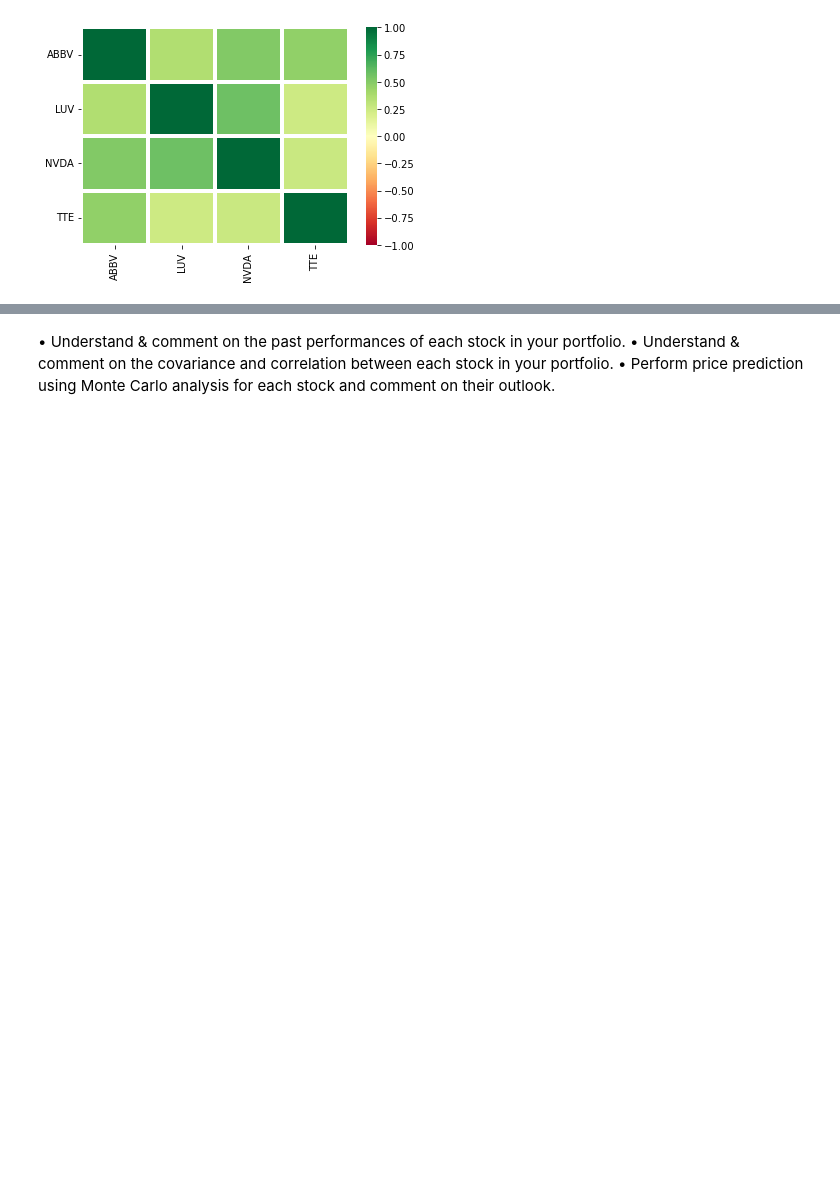
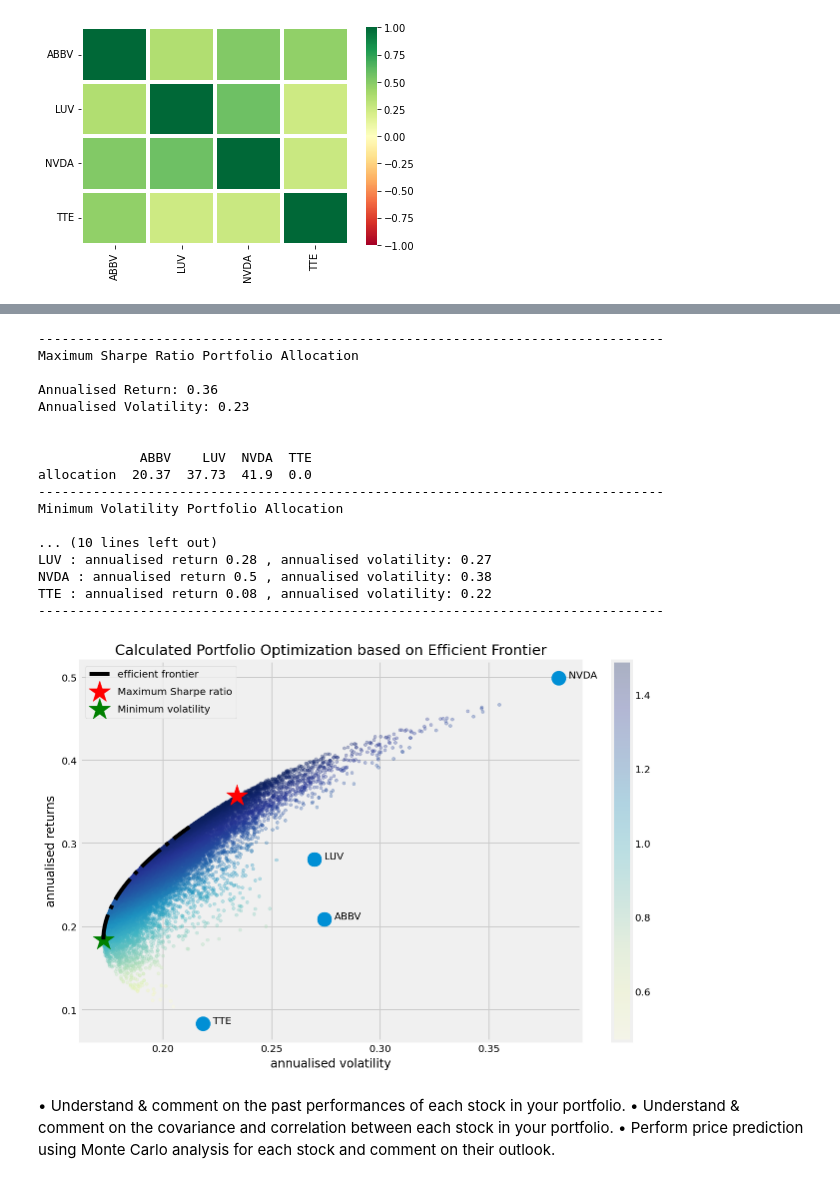
Before and after one commit to isabelgrau/ADMN5006-Financial-Analytics-Capital-Gain, a Jupyter notebook: ADMN 5006 Capital Gain Portfolio.ipynb, the cells around one changed output, grey strips where cells are left out. Saved outputs shown, nothing was run; the diff lists cells and outputs as text; code cells hidden in the pictures; blank space fills up the shorter version.

Commit message:
add portfolio optimization

```diff
--- a/ADMN 5006 Capital Gain Portfolio.ipynb
+++ b/ADMN 5006 Capital Gain Portfolio.ipynb
@@ -384,0 +396,2 @@ table['NVDA'][-1]
+# %%
+table = table[['ABBV', 'LUV', 'NVDA', 'TTE']]
@@ -384,0 +451,2 @@ table['NVDA'][-1]
+# %%
+constraints = ({'type': 'eq', 'fun': lambda x: np.sum(x)-1})
@@ -384,0 +467,35 @@ table['NVDA'][-1]
+# %%
+def portfolio_volatility(weights, mean_returns, cov_matrix):
+    return portfolio_annualised_performance(weights, mean_returns, cov_matrix)[0]
+
+def min_variance(mean_returns, cov_matrix):
+    num_assets = len(mean_returns)
+    args = (mean_returns, cov_matrix)
+    constraints = ({'type': 'eq', 'fun': lambda x: np.sum(x) - 1})
+    bound = (0.0,1.0)
+    bounds = tuple(bound for asset in range(num_assets))
+
+    result = sco.minimize(portfolio_volatility, num_assets*[1./num_assets,], args=args,
+                        method='SLSQP', bounds=bounds, constraints=constraints)
+
+    return result
+# %%
+def efficient_return(mean_returns, cov_matrix, target):
+    num_assets = len(mean_returns)
+    args = (mean_returns, cov_matrix)
+
+    def portfolio_return(weights):
+        return portfolio_annualised_performance(weights, mean_returns, cov_matrix)[1]
+
+    constraints = ({'type': 'eq', 'fun': lambda x: portfolio_return(x) - target},
+                   {'type': 'eq', 'fun': lambda x: np.sum(x) - 1})
+    bounds = tuple((0,1) for asset in range(num_assets))
+    result = sco.minimize(portfolio_volatility, num_assets*[1./num_assets,], args=args, method='SLSQP', bounds=bounds, constraints=constraints)
+    return result
+
+
+def efficient_frontier(mean_returns, cov_matrix, returns_range):
+    efficients = []
+    for ret in returns_range:
+        efficients.append(efficient_return(mean_returns, cov_matrix, ret))
+    return efficients
@@ -385,3 +558,24 @@ table['NVDA'][-1]
+# %%
+allocation = display_calculated_ef_with_random(mean_returns, cov_matrix, num_portfolios, rf)
+# %% [output]
+--------------------------------------------------------------------------------
+Maximum Sharpe Ratio Portfolio Allocation
+
+Annualised Return: 0.36
+Annualised Volatility: 0.23
+
+
+             ABBV    LUV  NVDA  TTE
+allocation  20.37  37.73  41.9  0.0
+--------------------------------------------------------------------------------
+Minimum Volatility Portfolio Allocation
+
+... (10 lines left out)
+LUV : annualised return 0.28 , annualised volatility: 0.27
+NVDA : annualised return 0.5 , annualised volatility: 0.38
+TTE : annualised return 0.08 , annualised volatility: 0.22
+--------------------------------------------------------------------------------
+[figure, added]
 # %%
 # Code from week 7; modify for scenario analysis
 
```
Also changed, not shown: parts of 40 cells of this notebook.
